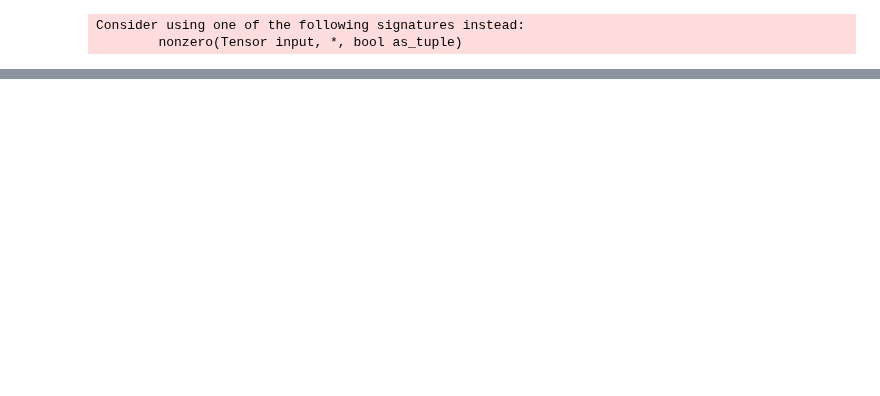
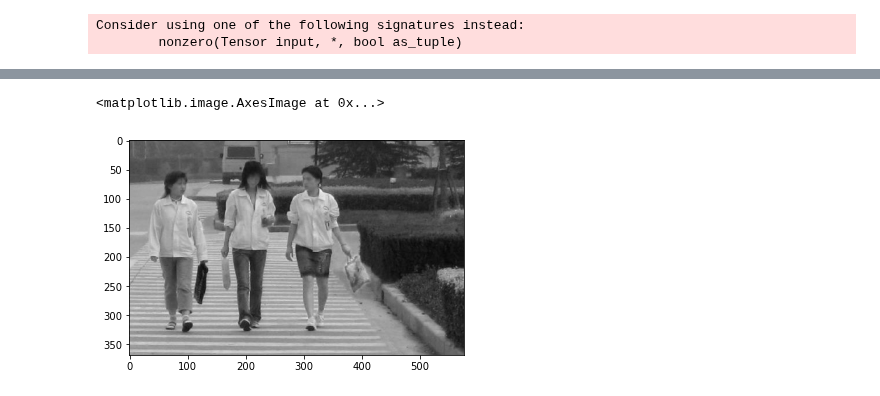
Before and after one commit to urd00m/AI-Projects, a Jupyter notebook: pytorch_play/images/torchvision_object_detection_fine_tuning.ipynb, the cells around one changed output, grey strips where cells are left out. Cells and saved outputs as stored; diff of their text form; code cells hidden in the pictures; blank space fills up the shorter version.

Commit message:
Finished bugs and trained 3 epochs, going to save model next

```diff
--- a/pytorch_play/images/torchvision_object_detection_fine_tuning.ipynb
+++ b/pytorch_play/images/torchvision_object_detection_fine_tuning.ipynb
@@ -265,0 +264,14 @@ AssertionError: Torch not compiled with CUDA enabled
+# %%
+# Test dataloader
+dataset = PennFudanDataset('PennFudanPed', get_transform(train=False))
+data_loader = torch.utils.data.DataLoader(
+ dataset, batch_size=2, shuffle=True, num_workers=4,
+ collate_fn=utils.collate_fn)
+# %%
+# predictions
+batch_img, batch_labels = next(iter(data_loader))
+img = batch_img[0]
+img = img[None, ...]
+label = batch_labels[0]
+print(img.shape)
+print(label)
@@ -265,0 +296,5 @@ AssertionError: Torch not compiled with CUDA enabled
+# %%
+plt.imshow(img[0][0], cmap="gray")
+# %% [output]
+<matplotlib.image.AxesImage at 0x...>
+[figure, added]
```
Also changed, not shown: parts of 10 cells of this notebook, 1 other file.
